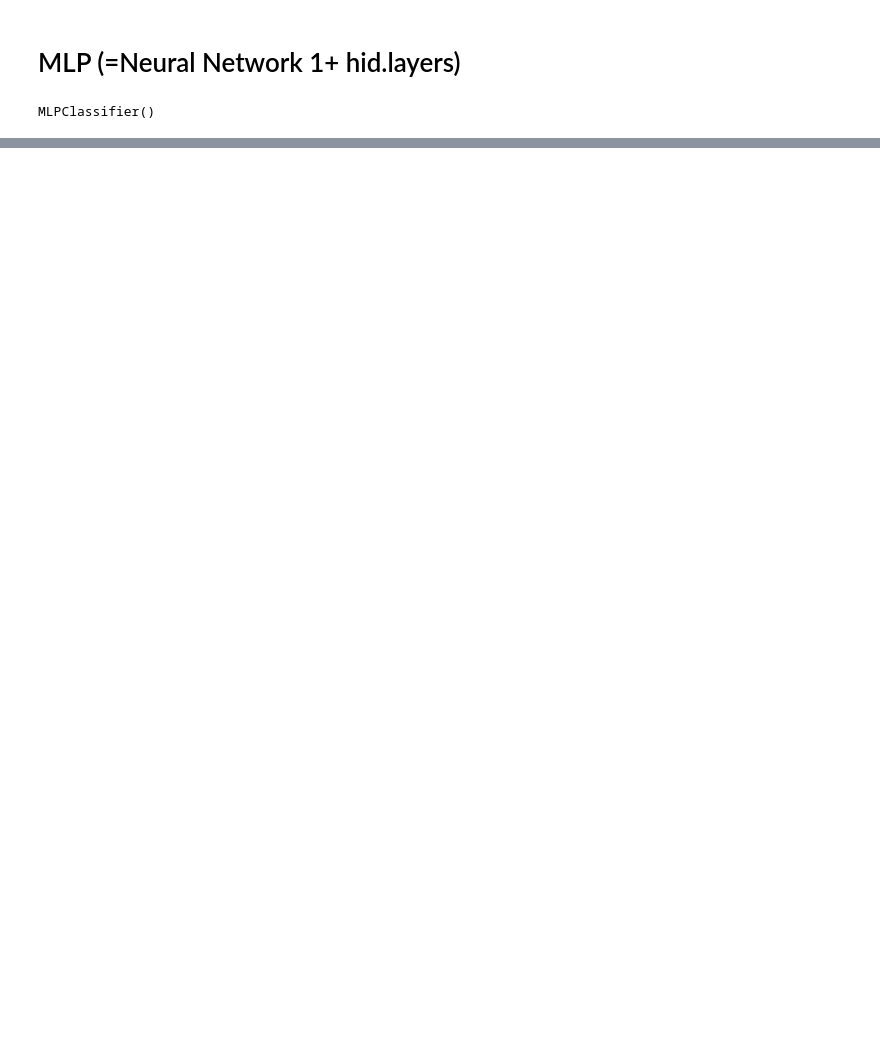
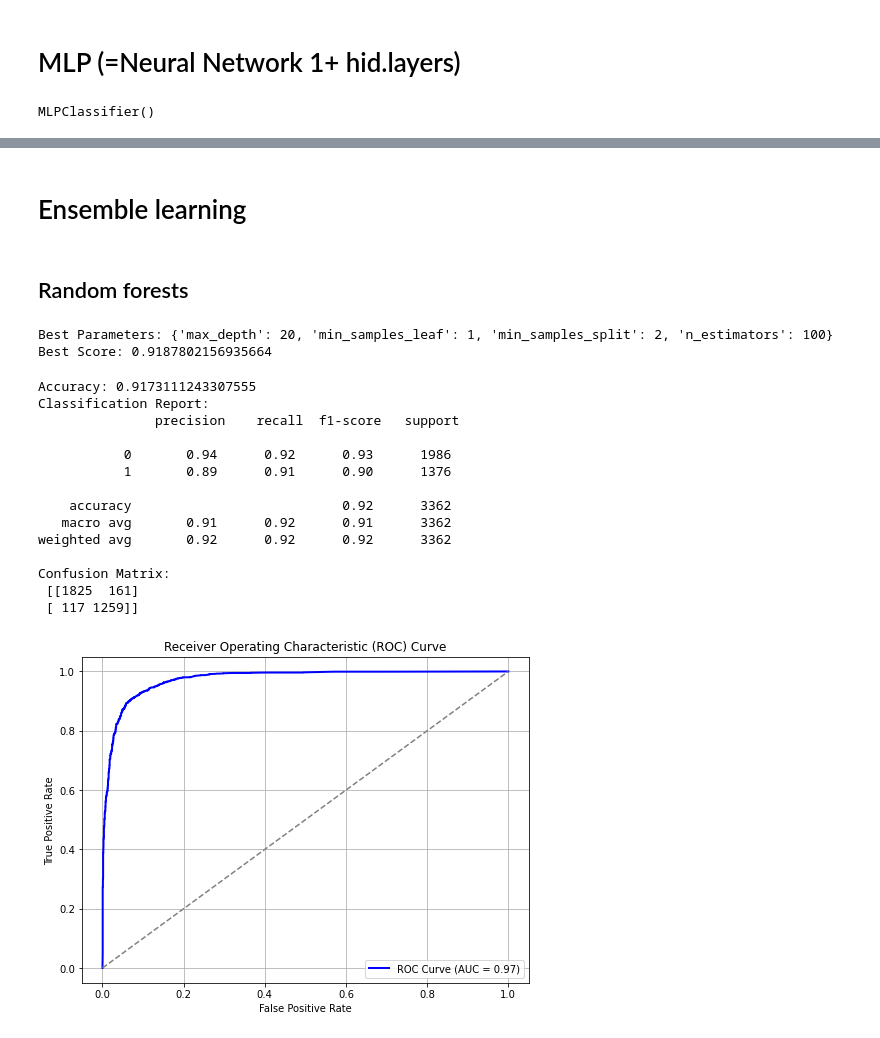
Before and after one commit to Bakko000/Data-Mining-2, a Jupyter notebook: advancedclass.ipynb, the cells around one changed output, grey strips where cells are left out. Saved outputs shown, nothing was run; the diff lists cells and outputs as text; code cells hidden in the pictures; blank space fills up the shorter version.

```diff
--- a/advancedclass.ipynb
+++ b/advancedclass.ipynb
@@ -244,0 +244,2 @@ plt.show()
+# %% [markdown]
+# Ensemble learning
@@ -244,0 +250,75 @@ plt.show()
+# %% [markdown]
+## Random forests
+# %%
+# Define the parameter grid for hyperparameter tuning
+param_grid = {
+    'n_estimators': [100, 200],  # Number of trees in the forest
+    'max_depth': [10, 20],  # Maximum depth of the tree
+    'min_samples_split': [2, 5, 10],  # Minimum number of samples required to split an internal node
+    'min_samples_leaf': [1, 2, 4],  # Minimum number of samples required to be at a leaf node
+}
+
+# Create Random Forest classifier
+random_forest = RandomForestClassifier(random_state=42)
+
+# Perform grid search with cross-validation (cv=5)
+grid_search = GridSearchCV(random_forest, param_grid, cv=5)
+grid_search.fit(X_train_norm, y_train)
+
+# Get the best parameter values
+best_params = grid_search.best_params_
+print("Best Parameters:", best_params)
+print("Best Score:", grid_search.best_score_)
+# %% [output]
+Best Parameters: {'max_depth': 20, 'min_samples_leaf': 1, 'min_samples_split': 2, 'n_estimators': 100}
+Best Score: 0.9187802156935664
+# %%
+# Create a Random Forest classifier
+random_forest = RandomForestClassifier(**best_params)
+
+# Train the classifier
+random_forest.fit(X_train_norm, y_train)
+
+# Make predictions on the test set
+y_pred = random_forest.predict(X_test_norm)
+
+# Calculate predicted probabilities for the positive class
+y_prob = random_forest.predict_proba(X_test_norm)[:, 1]
+
+# Evaluate the classifier
+accuracy = accuracy_score(y_test, y_pred)
+report = classification_report(y_test, y_pred)
+conf_matrix = confusion_matrix(y_test, y_pred)
+
+print("Accuracy:", accuracy)
+print("Classification Report:\n", report)
+print("Confusion Matrix:\n", conf_matrix)
+auc = roc_auc_score(y_test, y_prob)
+
+# Plot ROC curve
+fpr, tpr, thresholds = roc_curve(y_test, y_prob)
+plt.figure(figsize=(8, 6))
+plt.plot(fpr, tpr, color='blue', lw=2, label=f'ROC Curve (AUC = {auc:.2f})')
+plt.plot([0, 1], [0, 1], color='gray', linestyle='--')
+plt.xlabel('False Positive Rate')
+plt.ylabel('True Positive Rate')
+plt.title('Receiver Operating Characteristic (ROC) Curve')
+plt.legend(loc='lower right')
+plt.grid(True)
+plt.show()
+# %% [output]
+Accuracy: 0.9173111243307555
+Classification Report:
+               precision    recall  f1-score   support
+
+           0       0.94      0.92      0.93      1986
+           1       0.89      0.91      0.90      1376
+
+    accuracy                           0.92      3362
+   macro avg       0.91      0.92      0.91      3362
+weighted avg       0.92      0.92      0.92      3362
+
+Confusion Matrix:
+ [[1825  161]
+ [ 117 1259]]
+[figure, added]
```
Also changed, not shown: parts of 10 cells of this notebook, 1 other file.
